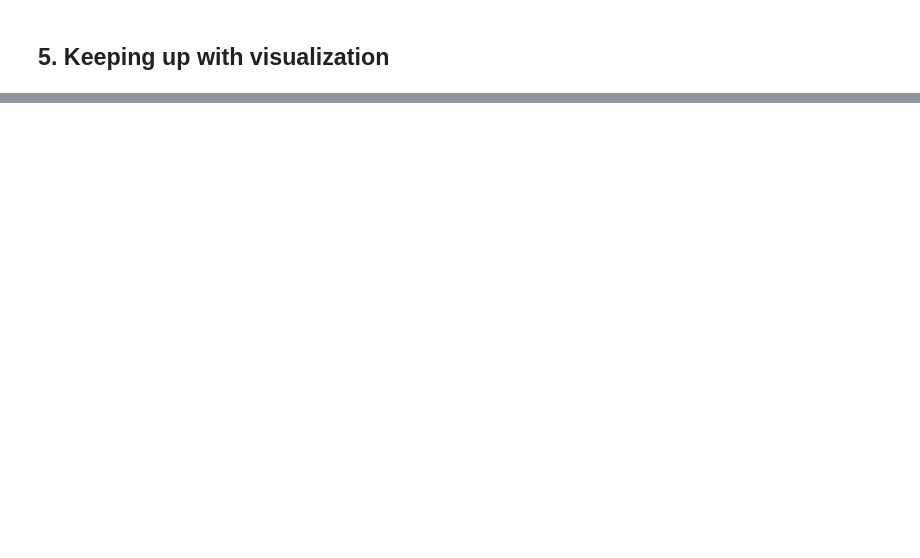
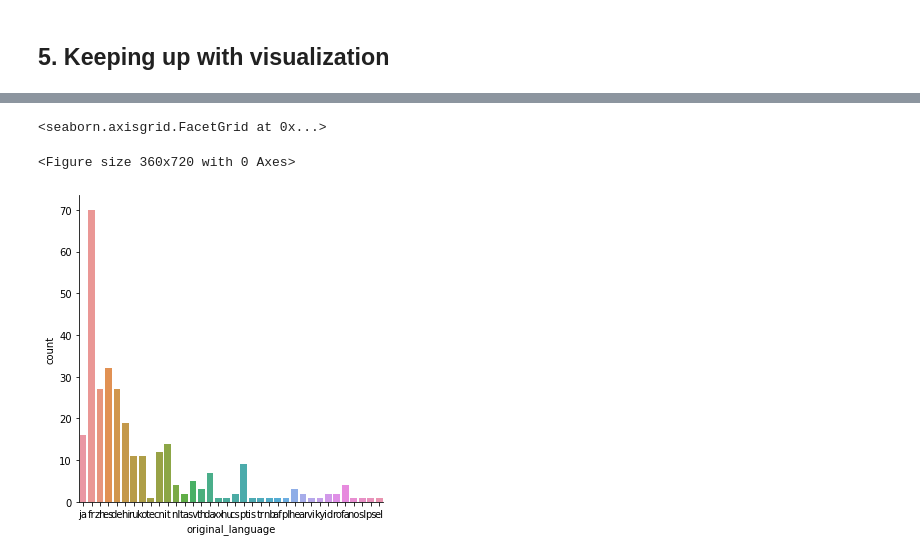
Before and after one commit to danielfsilva88/alura-projects, a Jupyter notebook: python-alura-projects/data-science/data-analysis-and-visualization/1.intro-to-data-science.ipynb, the cells around one changed output, grey strips where cells are left out. Drawn from its saved outputs; the diff is of its cells as text; code cells hidden in the pictures; blank space fills up the shorter version.

```diff
--- a/python-alura-projects/data-science/data-analysis-and-visualization/1.intro-to-data-science.ipynb
+++ b/python-alura-projects/data-science/data-analysis-and-visualization/1.intro-to-data-science.ipynb
@@ -644,0 +636,32 @@ sns.catplot(x = "original_language", data = filmes_sem_lingua_original_em_ingles
+# %%
+import pandas as pd, seaborn as sns, matplotlib.pyplot as plt
+
+tmdb = pd.read_csv("https://raw.githubusercontent.com/alura-cursos/introducao-a-data-science/master/aula3.1/tmdb_5000_movies.csv")
+
+contagem_de_lingua = tmdb.original_language.value_counts().to_frame().reset_index()
+contagem_de_lingua.columns = ['original_language', 'total']
+
+
+total_por_lingua = tmdb['original_language'].value_counts()
+total_geral = total_por_lingua.sum()
+total_de_ingles = total_por_lingua.loc['en']
+total_do_resto = total_geral - total_de_ingles
+
+
+dados = {
+    'lingua': ['ingles', 'outros'],
+    'total': [total_de_ingles, total_do_resto]
+}
+dados = pd.DataFrame(dados)
+
+
+total_por_lingua_de_outros_filmes = tmdb.query("original_language != 'en'").original_language.value_counts()
+filmes_sem_lingua_original_em_ingles = tmdb.query("original_language != 'en'")
+# %%
+plt.figure(figsize=(5,10))
+
+sns.catplot(x = "original_language", data = filmes_sem_lingua_original_em_ingles, kind="count")
+# %% [output]
+<seaborn.axisgrid.FacetGrid at 0x...>
+<Figure size 360x720 with 0 Axes>
+[figure, added]
```
Also changed, not shown: parts of 33 cells of this notebook.
